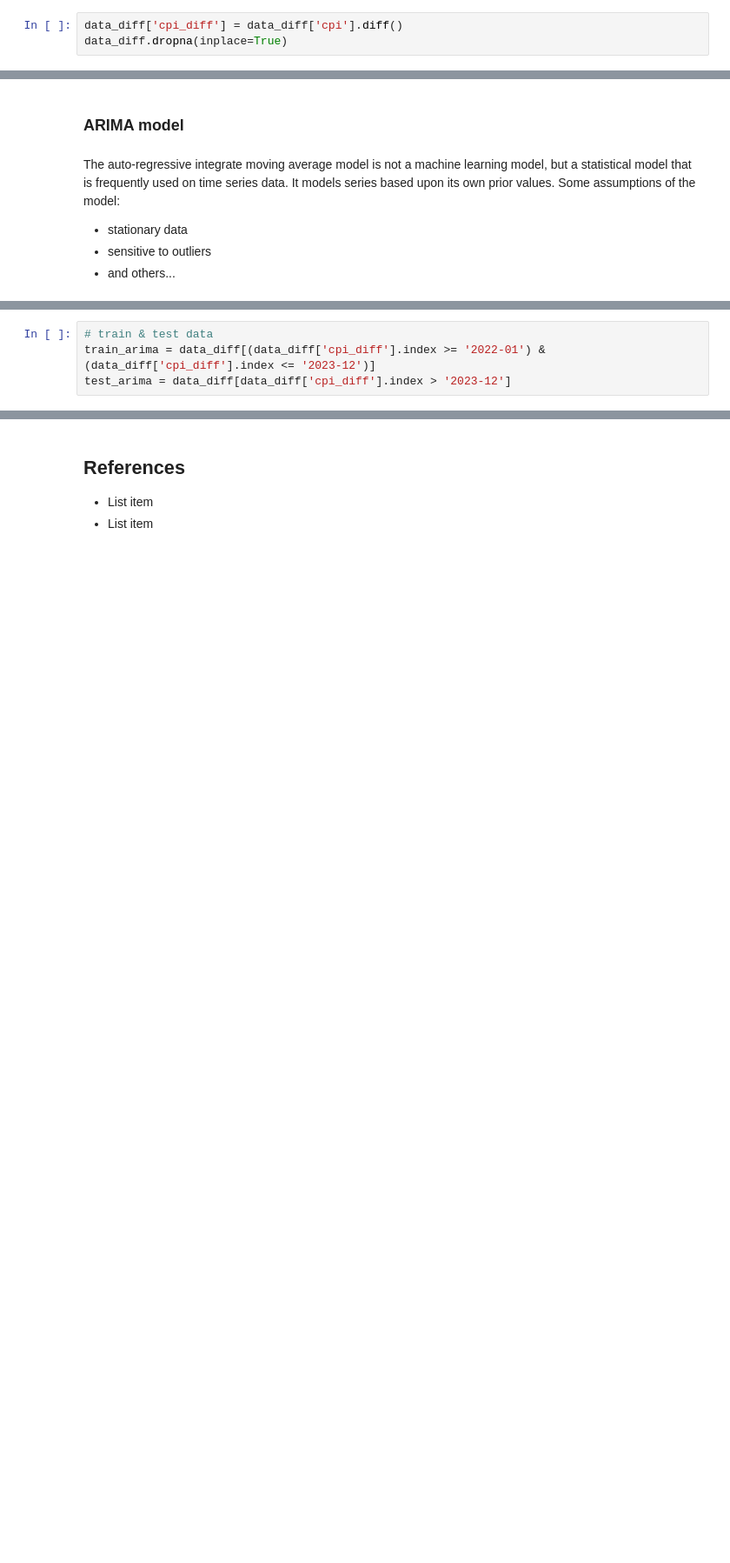
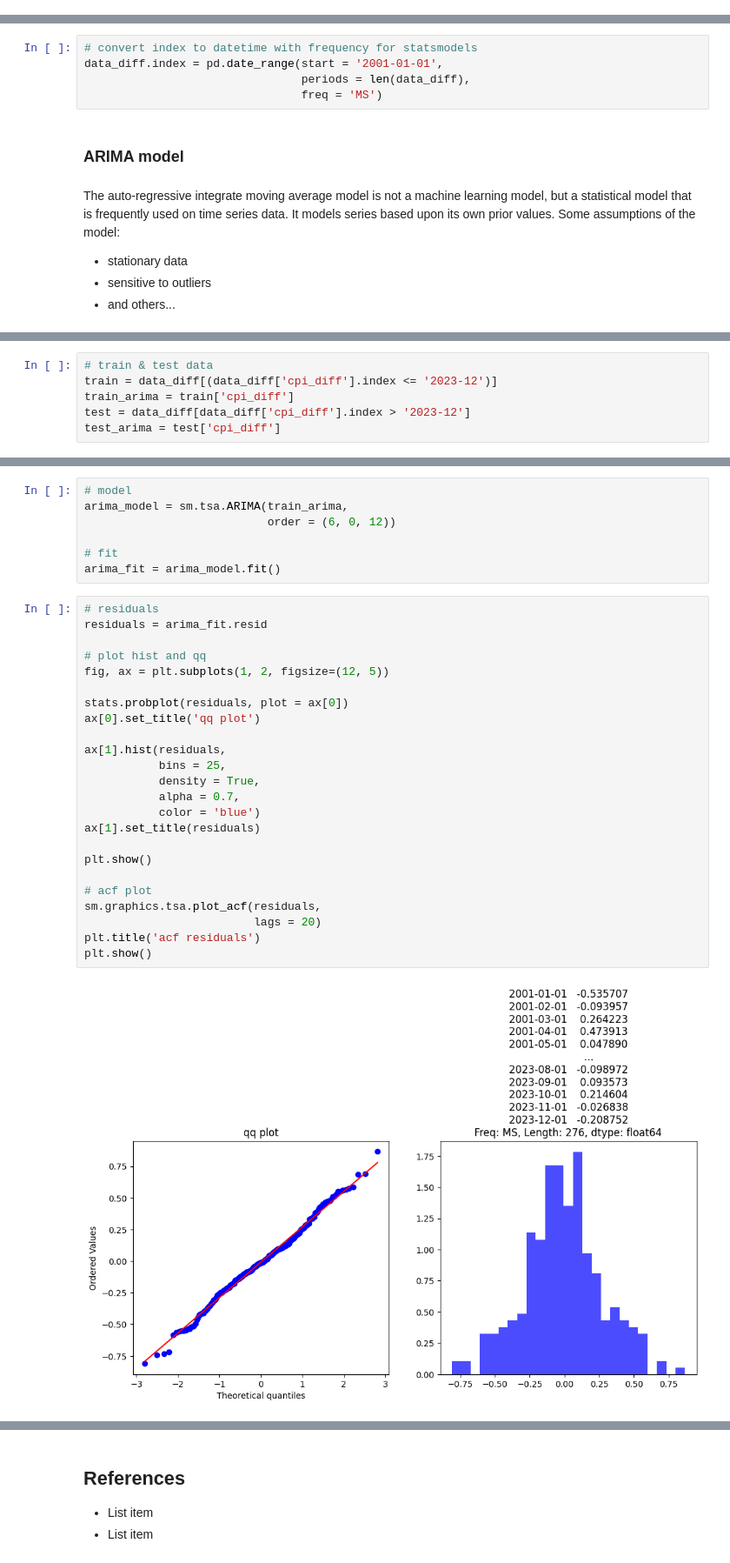
Before and after one commit to FleaBusyBeeBergs/dtsa5506-pipeline, a Jupyter notebook: dtsa5506_final_project.ipynb, the cells around one changed output, grey strips where cells are left out. Shown at 87% size. Saved outputs shown, nothing was run; the diff lists cells and outputs as text; blank space fills up the shorter version.

```diff
--- a/dtsa5506_final_project.ipynb
+++ b/dtsa5506_final_project.ipynb
@@ -516,6 +516,3 @@ print(f'p-value: {adf_result[1]}')
 # %% [output]
 ADF Statistic: 0.7257562584956001
 p-value: 0.990338109629542
-# %%
-data_diff['cpi_diff'] = data_diff['cpi'].diff()
-data_diff.dropna(inplace=True)
@@ -530,3 +541,8 @@ p-value: 0.03916280564842521
+# %%
+# convert index to datetime with frequency for statsmodels
+data_diff.index = pd.date_range(start = '2001-01-01',
+                                periods = len(data_diff),
+                                freq = 'MS')
 # %% [markdown]
 ### ARIMA model
 # %% [markdown]
@@ -586,6 +603,8 @@ def evaluate_arima_rmse(data, p_values, d_values, q_values):
     return results_df
 # %%
 # train & test data
-train_arima = data_diff[(data_diff['cpi_diff'].index >= '2022-01') & (data_diff['cpi_diff'].index <= '2023-12')]
-test_arima = data_diff[data_diff['cpi_diff'].index > '2023-12']
+train = data_diff[(data_diff['cpi_diff'].index <= '2023-12')]
+train_arima = train['cpi_diff']
+test = data_diff[data_diff['cpi_diff'].index > '2023-12']
+test_arima = test['cpi_diff']
 # %%
@@ -626,0 +639,33 @@ ARIMA(7,0,1) - RMSE: 0.6263
+# %%
+# model
+arima_model = sm.tsa.ARIMA(train_arima,
+                           order = (6, 0, 12))
+
+# fit
+arima_fit = arima_model.fit()
+# %%
+# residuals
+residuals = arima_fit.resid
+
+# plot hist and qq
+fig, ax = plt.subplots(1, 2, figsize=(12, 5))
+
+stats.probplot(residuals, plot = ax[0])
+ax[0].set_title('qq plot')
+
+ax[1].hist(residuals,
+           bins = 25,
+           density = True,
+           alpha = 0.7,
+           color = 'blue')
+ax[1].set_title(residuals)
+
+plt.show()
+
+# acf plot
+sm.graphics.tsa.plot_acf(residuals,
+                         lags = 20)
+plt.title('acf residuals')
+plt.show()
+# %% [output]
+[figure, added]
```
Also changed, not shown: parts of 8 cells of this notebook.
